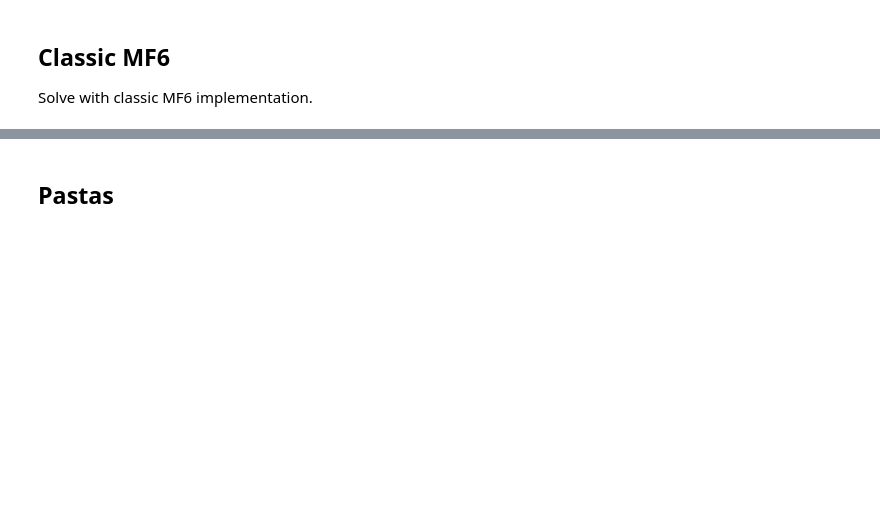
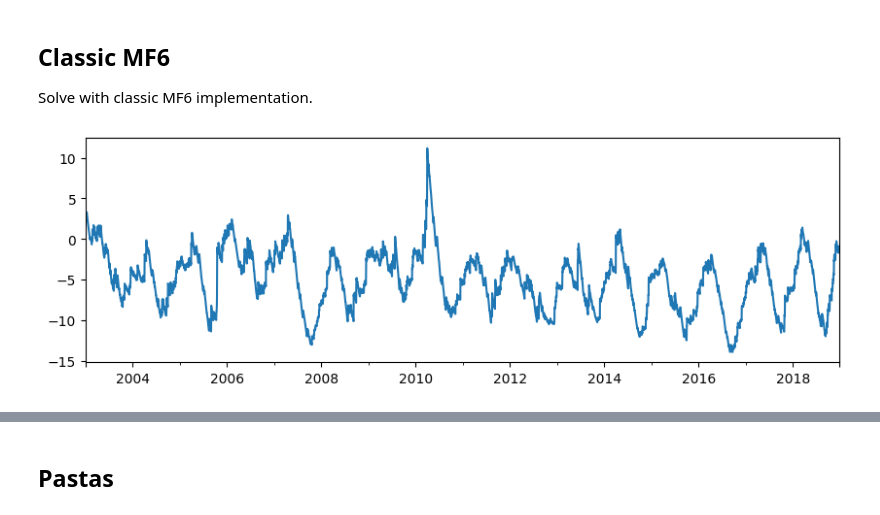
Before and after one commit to pastas/pastas-plugins, a Jupyter notebook: docs/examples/modflow_api.ipynb, the cells around one changed output, grey strips where cells are left out. Saved outputs shown, nothing was run; the diff lists cells and outputs as text; code cells hidden in the pictures; blank space fills up the shorter version.

```diff
--- a/docs/examples/modflow_api.ipynb
+++ b/docs/examples/modflow_api.ipynb
@@ -72,8 +125,11 @@ ml2.add_stressmodel(mfml2)
 # %%
 p = tuple(ml2.parameters.initial.values)
 # %%
-%%time
+# %%time
 sim2 = ml2.simulate(p)
+sim2.plot(figsize=(10, 3));
+# %% [output]
+[figure, added]
 # %%
 with SolveTimer() as t:
     ml2.solve(diff_step=1e-4, callback=t.timer)
```
Also changed, not shown: parts of 16 cells of this notebook.
